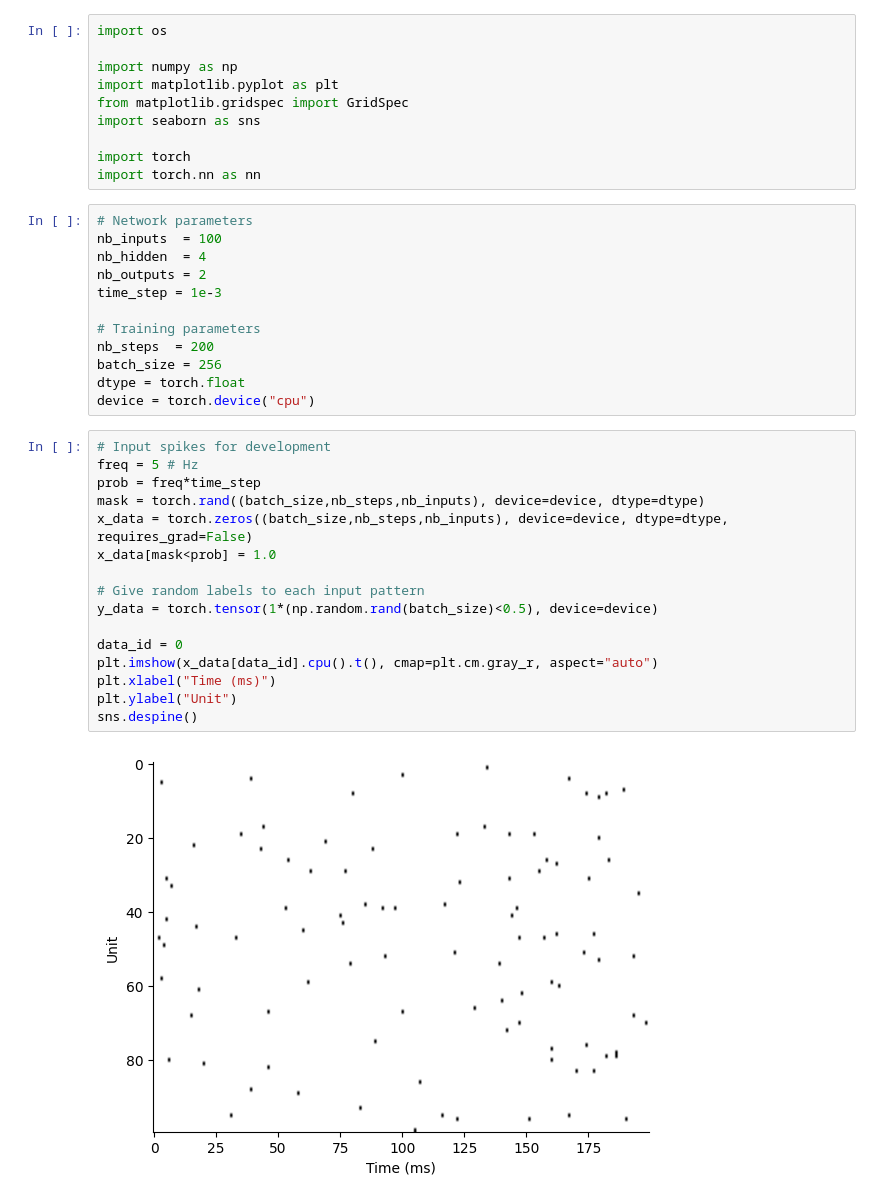
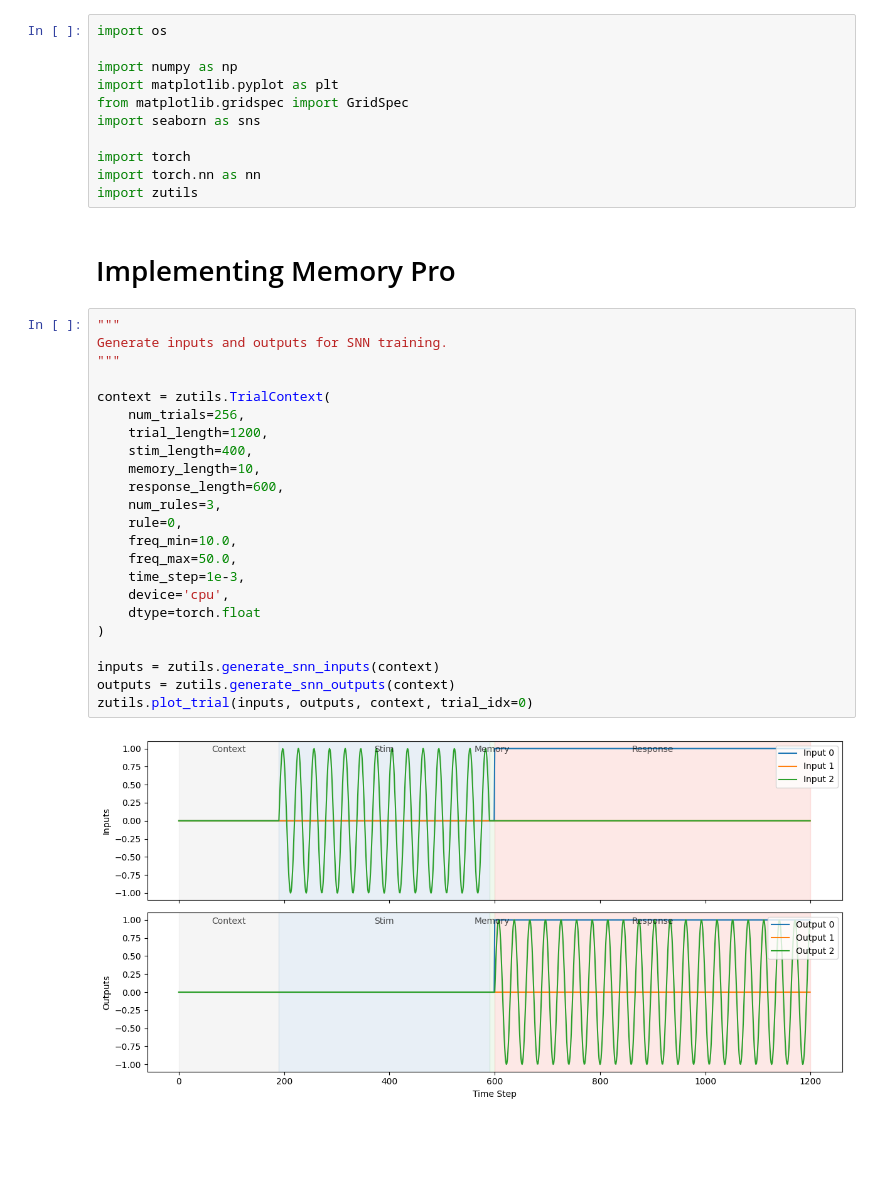
Before and after one commit to ZachLoschin/SpikingNerualNetworks, a Jupyter notebook: RLS training/LIFNeuron.ipynb, the cells around one changed output. Cells and saved outputs as stored; diff of their text form; blank space fills up the shorter version.

Commit message:
Trying to get SNN to learn memory pro. It is struggling bad so maybe I should try an RNN first

```diff
--- a/RLS training/LIFNeuron.ipynb
+++ b/RLS training/LIFNeuron.ipynb
@@ -8,34 +8,32 @@ import seaborn as sns
 
 import torch
 import torch.nn as nn
+import zutils
-# %%
-# Network parameters
-nb_inputs  = 100
-nb_hidden  = 4
-nb_outputs = 2
-time_step = 1e-3
-
-# Training parameters
-nb_steps  = 200
-batch_size = 256
-dtype = torch.float
-device = torch.device("cpu")
-# %%
-# Input spikes for development
-freq = 5 # Hz
-prob = freq*time_step
-mask = torch.rand((batch_size,nb_steps,nb_inputs), device=device, dtype=dtype)
-x_data = torch.zeros((batch_size,nb_steps,nb_inputs), device=device, dtype=dtype, requires_grad=False)
-x_data[mask<prob] = 1.0
-
-# Give random labels to each input pattern
-y_data = torch.tensor(1*(np.random.rand(batch_size)<0.5), device=device)
-
-data_id = 0
-plt.imshow(x_data[data_id].cpu().t(), cmap=plt.cm.gray_r, aspect="auto")
-plt.xlabel("Time (ms)")
-plt.ylabel("Unit")
-sns.despine()
-# %% [output]
-[figure, removed]
+# %% [markdown]
+# Implementing Memory Pro
+# %%
+"""
+Generate inputs and outputs for SNN training.
+"""
+
+context = zutils.TrialContext(
+    num_trials=256,
+    trial_length=1200,
+    stim_length=400,
+    memory_length=10,
+    response_length=600,
+    num_rules=3,
+    rule=0,
+    freq_min=10.0,
+    freq_max=50.0,
+    time_step=1e-3,
+    device='cpu',
+    dtype=torch.float
+)
+
+inputs = zutils.generate_snn_inputs(context)
+outputs = zutils.generate_snn_outputs(context)
+zutils.plot_trial(inputs, outputs, context, trial_idx=0)
+# %% [output]
+[figure, added]
 # %%
```
Also changed, not shown: parts of 16 cells of this notebook.
